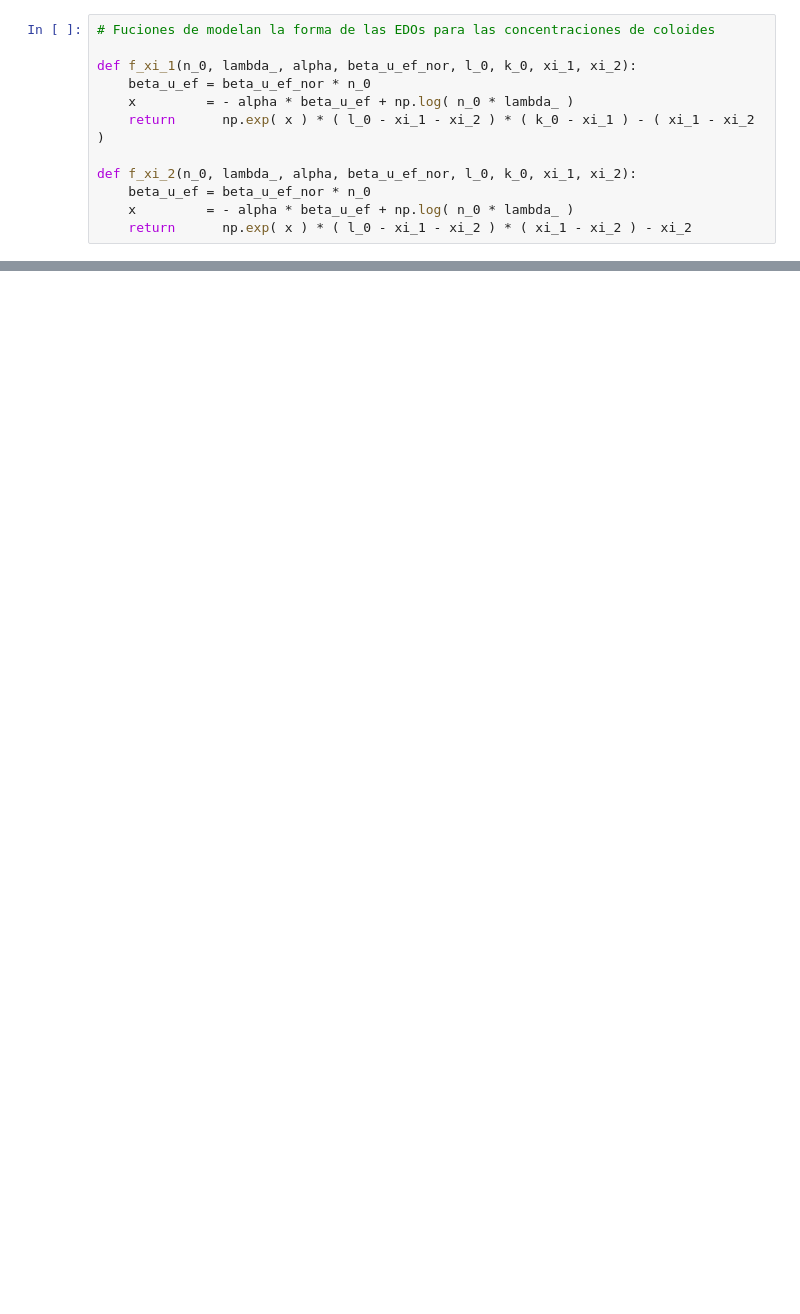
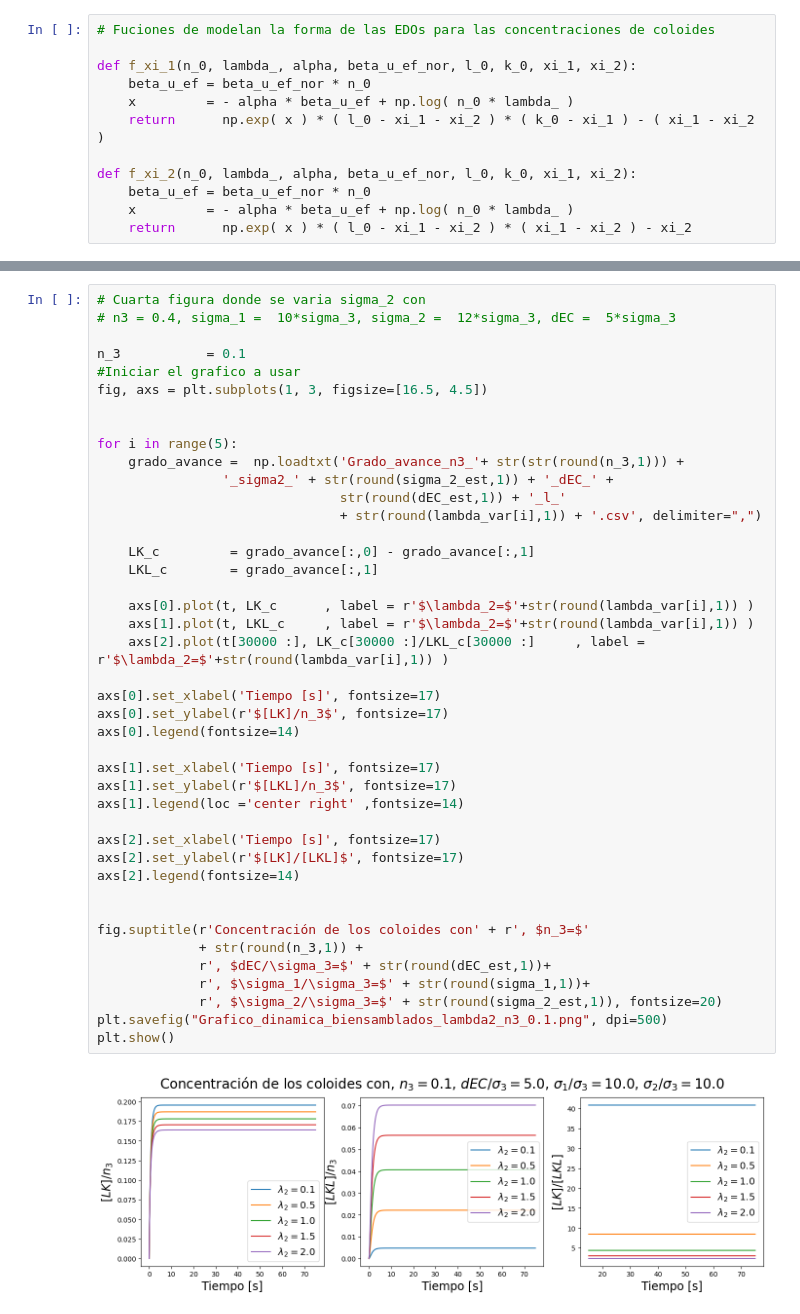
Before and after one commit to Rexmali1/Colloidal-chemestry, a Jupyter notebook: 2D_Analysis/Chemical_kinetics_LKL/Biensamblados_dinamica.ipynb, the cells around one changed output, grey strips where cells are left out. Drawn from its saved outputs; the diff is of its cells as text; blank space fills up the shorter version.

```diff
--- a/2D_Analysis/Chemical_kinetics_LKL/Biensamblados_dinamica.ipynb
+++ b/2D_Analysis/Chemical_kinetics_LKL/Biensamblados_dinamica.ipynb
@@ -255,0 +367,44 @@ plt.show()
+# %%
+# Cuarta figura donde se varia sigma_2 con
+# n3 = 0.4, sigma_1 =  10*sigma_3, sigma_2 =  12*sigma_3, dEC =  5*sigma_3
+
+n_3           = 0.1
+#Iniciar el grafico a usar
+fig, axs = plt.subplots(1, 3, figsize=[16.5, 4.5])
+
+
+for i in range(5):
+    grado_avance =  np.loadtxt('Grado_avance_n3_'+ str(str(round(n_3,1))) +
+                '_sigma2_' + str(round(sigma_2_est,1)) + '_dEC_' +
+                               str(round(dEC_est,1)) + '_l_'
+                               + str(round(lambda_var[i],1)) + '.csv', delimiter=",")
+
+    LK_c         = grado_avance[:,0] - grado_avance[:,1]
+    LKL_c        = grado_avance[:,1]
+
+    axs[0].plot(t, LK_c      , label = r'$\lambda_2=$'+str(round(lambda_var[i],1)) )
+    axs[1].plot(t, LKL_c     , label = r'$\lambda_2=$'+str(round(lambda_var[i],1)) )
+    axs[2].plot(t[30000 :], LK_c[30000 :]/LKL_c[30000 :]     , label = r'$\lambda_2=$'+str(round(lambda_var[i],1)) )
+
+axs[0].set_xlabel('Tiempo [s]', fontsize=17)
+axs[0].set_ylabel(r'$[LK]/n_3$', fontsize=17)
+axs[0].legend(fontsize=14)
+
+axs[1].set_xlabel('Tiempo [s]', fontsize=17)
+axs[1].set_ylabel(r'$[LKL]/n_3$', fontsize=17)
+axs[1].legend(loc ='center right' ,fontsize=14)
+
+axs[2].set_xlabel('Tiempo [s]', fontsize=17)
+axs[2].set_ylabel(r'$[LK]/[LKL]$', fontsize=17)
+axs[2].legend(fontsize=14)
+
+
+fig.suptitle(r'Concentración de los coloides con' + r', $n_3=$'
+             + str(round(n_3,1)) +
+             r', $dEC/\sigma_3=$' + str(round(dEC_est,1))+
+             r', $\sigma_1/\sigma_3=$' + str(round(sigma_1,1))+
+             r', $\sigma_2/\sigma_3=$' + str(round(sigma_2_est,1)), fontsize=20)
+plt.savefig("Grafico_dinamica_biensamblados_lambda2_n3_0.1.png", dpi=500)
+plt.show()
+# %% [output]
+[figure, added]
```
Also changed, not shown: parts of 9 cells of this notebook, 1 other file.
